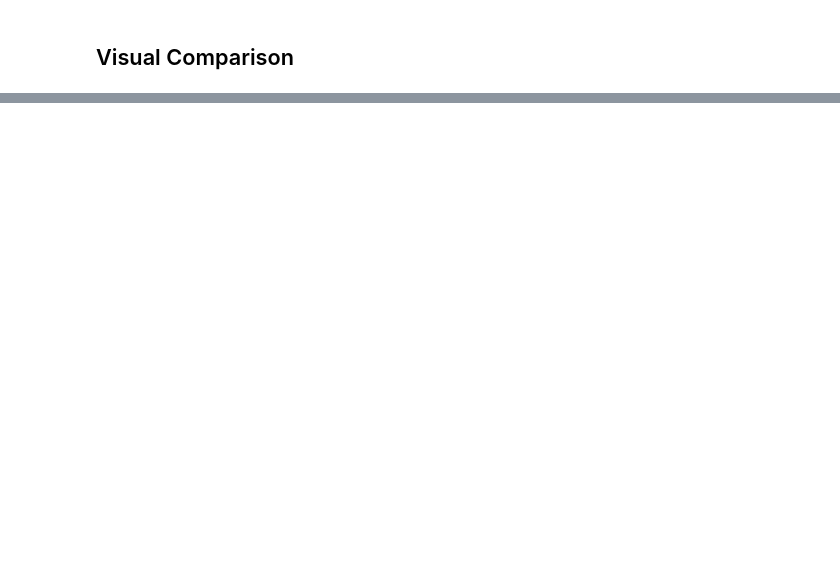
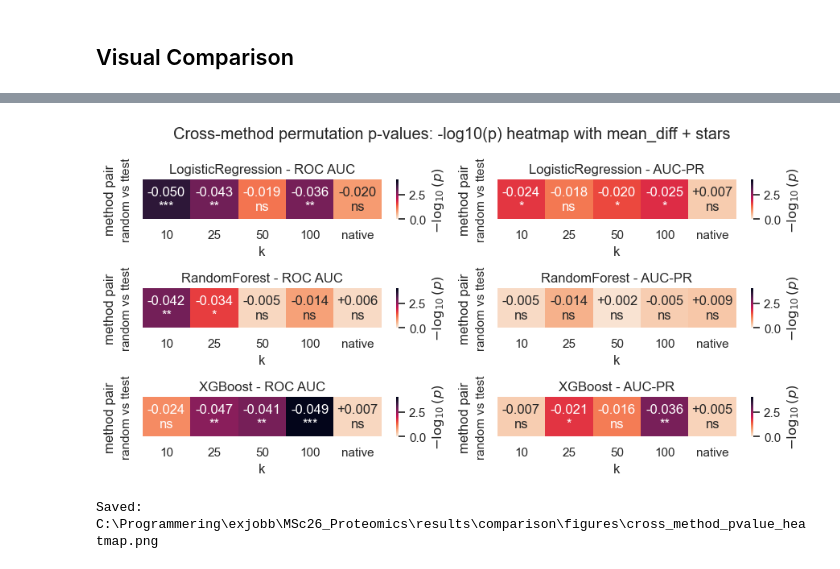
Before and after one commit to andreasjak/MSc26_Proteomics, a Jupyter notebook: notebooks/classifier_results.ipynb, the cells around one changed output, grey strips where cells are left out. Drawn from its saved outputs; the diff is of its cells as text; code cells hidden in the pictures; blank space fills up the shorter version.

```diff
--- a/notebooks/classifier_results.ipynb
+++ b/notebooks/classifier_results.ipynb
@@ -355,0 +424,7 @@ for metric, k_value in [("auc", "50"), ("aupr", "50"), ("auc", "native"), ("aupr
+# %%
+pvalues = pd.read_parquet(CROSS_METHOD_PVALUES_PATH)
+pvalues["k"] = pd.Categorical(pvalues["k"].astype(str), categories=k_order, ordered=True)
+pvalues["stars"] = pvalues["p_value"].apply(p_to_stars)
+
+print(f"Loaded {CROSS_METHOD_PVALUES_PATH.name}: shape={pvalues.shape}")
+display(pvalues.head())
@@ -355,0 +494,66 @@ for metric, k_value in [("auc", "50"), ("aupr", "50"), ("auc", "native"), ("aupr
+# %%
+metrics = [("auc", "ROC AUC"), ("aupr", "AUC-PR")]
+classifiers_pv = sorted(pvalues["classifier"].unique().tolist())
+
+pvalues["pair"] = pvalues["method_a"].astype(str) + " vs " + pvalues["method_b"].astype(str)
+pair_order = sorted(pvalues["pair"].unique().tolist())
+
+fig, axes = plt.subplots(
+    len(classifiers_pv),
+    len(metrics),
+    figsize=(4.5 * len(metrics), 1.0 + 1.2 * len(pair_order) * len(classifiers_pv)),
+    squeeze=False,
+)
+
+for r, clf in enumerate(classifiers_pv):
+    for c, (metric, metric_title) in enumerate(metrics):
+        ax = axes[r][c]
+        sub = pvalues[(pvalues["classifier"] == clf) & (pvalues["metric"] == metric)]
+
+        color_mat = (
+            sub.pivot(index="pair", columns="k", values="p_value")
+            .reindex(index=pair_order, columns=k_order)
+            .apply(lambda col: -np.log10(col.clip(lower=1e-10)))
+        )
+
+        annot_mat = sub.pivot(index="pair", columns="k", values="mean_diff").reindex(
+            index=pair_order, columns=k_order
+        )
+        stars_mat = sub.pivot(index="pair", columns="k", values="stars").reindex(
+            index=pair_order, columns=k_order
+        )
+        annot_text = annot_mat.copy().astype(object)
+        for i in annot_mat.index:
+            for j in annot_mat.columns:
+                v = annot_mat.loc[i, j]
+                s = stars_mat.loc[i, j]
+                if pd.isna(v):
+                    annot_text.loc[i, j] = ""
+                else:
+                    annot_text.loc[i, j] = f"{v:+.3f}\n{s}" if s else f"{v:+.3f}"
+
+        sns.heatmap(
+            color_mat,
+            annot=annot_text.values,
+            fmt="",
+            cmap="rocket_r",
+            vmin=0.0,
+            vmax=4.0,
+            cbar_kws={"label": r"$-\log_{10}(p)$"},
+            ax=ax,
+        )
+        ax.set_title(f"{clf} - {metric_title}")
+        ax.set_xlabel("k")
+        ax.set_ylabel("method pair")
+
+fig.suptitle("Cross-method permutation p-values: -log10(p) heatmap with mean_diff + stars")
+fig.tight_layout()
+
+heatmap_out = REPO_ROOT / "results" / "comparison" / "figures" / "cross_method_pvalue_heatmap.png"
+heatmap_out.parent.mkdir(parents=True, exist_ok=True)
+fig.savefig(heatmap_out, dpi=200, bbox_inches="tight")
+plt.show()
+print(f"Saved: {heatmap_out}")
+# %% [output]
+[figure, added]
+Saved: C:\Programmering\exjobb\MSc26_Proteomics\results\comparison\figures\cross_method_pvalue_heatmap.png
```
Also changed, not shown: parts of 10 cells of this notebook, 3 other files.
